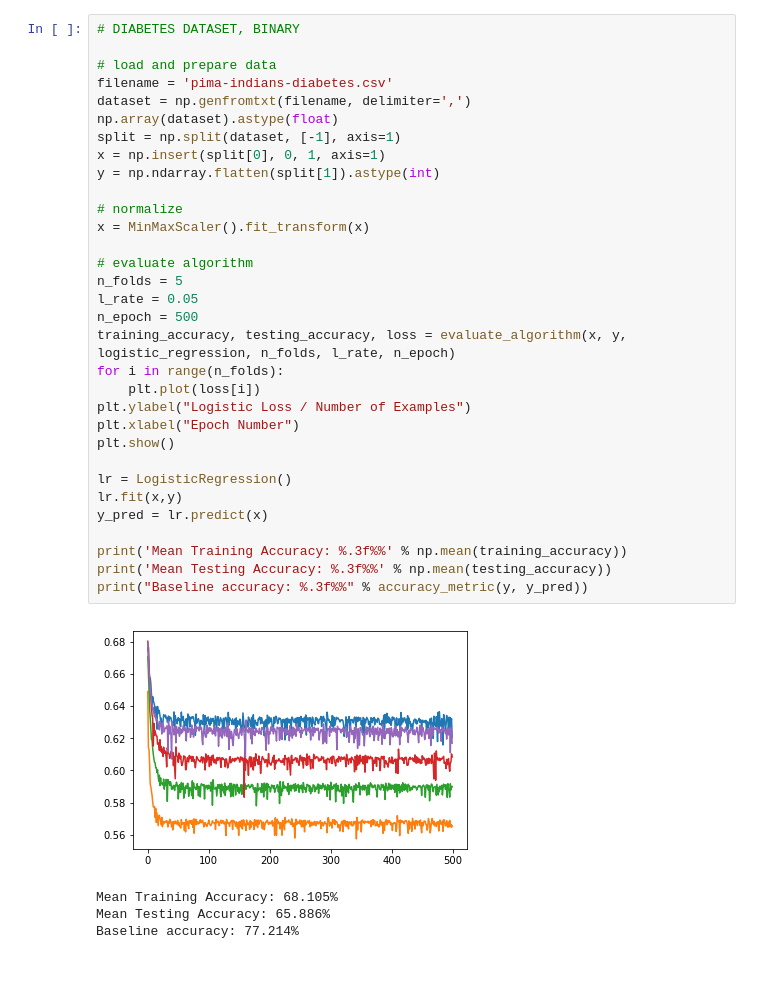
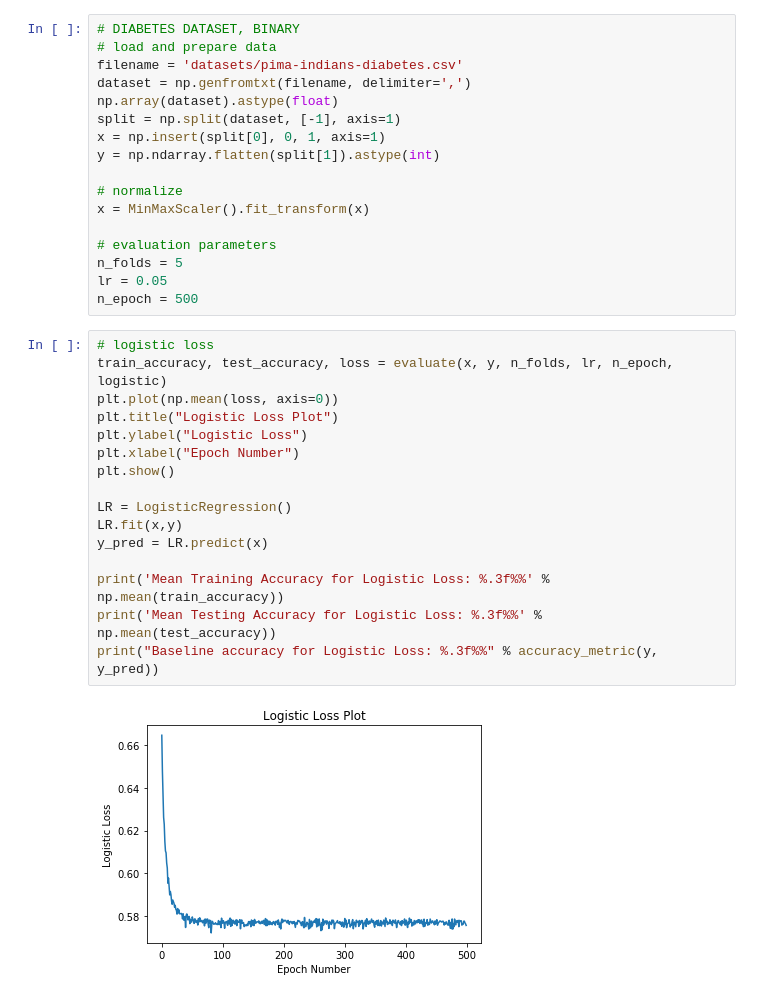
Before and after one commit to dqii/thesis, a Jupyter notebook: ramp-up/classifier.ipynb, the cells around one changed output. Drawn from its saved outputs; the diff is of its cells as text; blank space fills up the shorter version.

```diff
--- a/ramp-up/classifier.ipynb
+++ b/ramp-up/classifier.ipynb
@@ -86,8 +118,7 @@ def evaluate_algorithm(x, y, algorithm, n_folds, *args):
 # %%
 # DIABETES DATASET, BINARY
-
 # load and prepare data
-filename = 'pima-indians-diabetes.csv'
+filename = 'datasets/pima-indians-diabetes.csv'
 dataset = np.genfromtxt(filename, delimiter=',')
 np.array(dataset).astype(float)
 split = np.split(dataset, [-1], axis=1)
@@ -97,26 +128,25 @@ y = np.ndarray.flatten(split[1]).astype(int)
 # normalize
 x = MinMaxScaler().fit_transform(x)
 
-# evaluate algorithm
+# evaluation parameters
 n_folds = 5
-l_rate = 0.05
+lr = 0.05
 n_epoch = 500
-training_accuracy, testing_accuracy, loss = evaluate_algorithm(x, y, logistic_regression, n_folds, l_rate, n_epoch)
-for i in range(n_folds):
-    plt.plot(loss[i])
-plt.ylabel("Logistic Loss / Number of Examples")
-plt.xlabel("Epoch Number")
-plt.show()
-
-lr = LogisticRegression()
-lr.fit(x,y)
-y_pred = lr.predict(x)
-
-print('Mean Training Accuracy: %.3f%%' % np.mean(training_accuracy))
-print('Mean Testing Accuracy: %.3f%%' % np.mean(testing_accuracy))
-print("Baseline accuracy: %.3f%%" % accuracy_metric(y, y_pred))
-# %% [output]
-[figure, removed]
-Mean Training Accuracy: 68.105%
-Mean Testing Accuracy: 65.886%
-Baseline accuracy: 77.214%
+# %%
+# logistic loss
+train_accuracy, test_accuracy, loss = evaluate(x, y, n_folds, lr, n_epoch, logistic)
+plt.plot(np.mean(loss, axis=0))
+plt.title("Logistic Loss Plot")
+plt.ylabel("Logistic Loss")
+plt.xlabel("Epoch Number")
+plt.show()
+
+LR = LogisticRegression()
+LR.fit(x,y)
+y_pred = LR.predict(x)
+
+print('Mean Training Accuracy for Logistic Loss: %.3f%%' % np.mean(train_accuracy))
+print('Mean Testing Accuracy for Logistic Loss: %.3f%%' % np.mean(test_accuracy))
+print("Baseline accuracy for Logistic Loss: %.3f%%" % accuracy_metric(y, y_pred))
+# %% [output]
+[figure, added]
```
Also changed, not shown: parts of 9 cells of this notebook, 2 other files.
